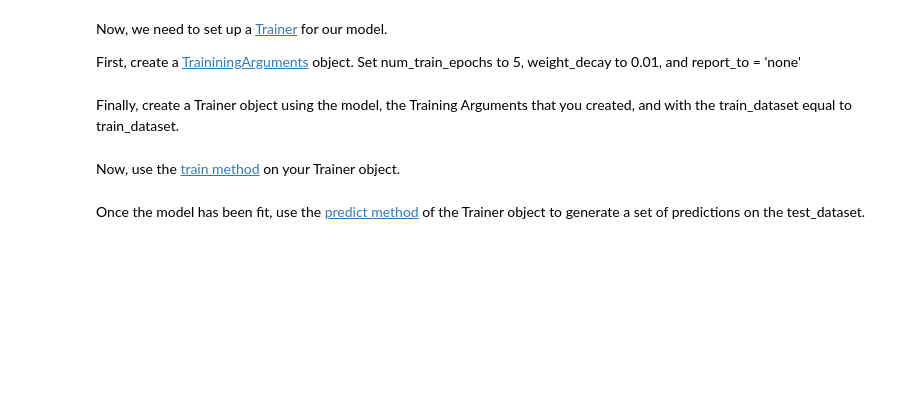
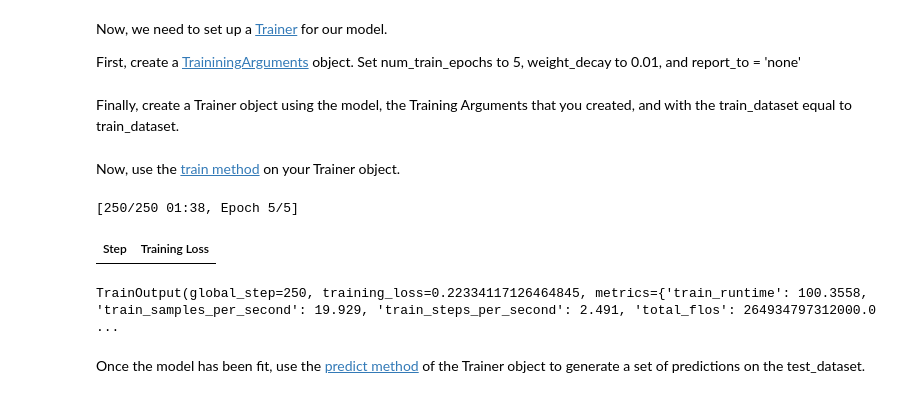
Before and after one commit to nss-data-science-cohort-8/nlp-04-finetuning-mariacancodenow, a Jupyter notebook: notebooks/DistilBERT_Finetune.ipynb, the cells around one changed output. Cells and saved outputs as stored; diff of their text form; code cells hidden in the pictures; blank space fills up the shorter version.

```diff
--- a/notebooks/DistilBERT_Finetune.ipynb
+++ b/notebooks/DistilBERT_Finetune.ipynb
@@ -32,0 +66,2 @@ Peform an 80/20 train/test split using the [train_test_split method](https://hug
+# %%
+reviews_dataset = reviews_dataset.train_test_split(test_size=0.2, shuffle=True)
@@ -37,3 +83,6 @@ Now, extract the training and test portion into separate Datasets. Name these ne
+# %%
+train_dataset = reviews_dataset.get("train")
+test_dataset = reviews_dataset.get("test")
 # %% [markdown]
 We're going to be working with a DistilBERT model, which means that we'll need to tokenize our input in the way that DistilBERT expects. For this, we can use the [DistilBertTokenizerFast](https://huggingface.co/docs/transformers/en/model_doc/distilbert?usage=AutoModel#transformers.DistilBertTokenizerFast) tokenizer.
 # %%
@@ -63,2 +121,8 @@ First, create a [TraininingArguments](https://huggingface.co/docs/transformers/v
+# %%
+training_args = TrainingArguments(
+    num_train_epochs=5,
+    weight_decay=0.01,
+    report_to = 'none'
+)
 # %% [markdown]
 Finally, create a Trainer object using the model, the Training Arguments that you created, and with the train_dataset equal to train_dataset.
@@ -67,2 +129,8 @@ Finally, create a Trainer object using the model, the Training Arguments that yo
+# %%
+trainer = Trainer(
+    model=model,
+    args=training_args,
+    train_dataset=train_dataset
+)
 # %% [markdown]
 Now, use the [train method](https://huggingface.co/docs/transformers/en/main_classes/trainer#transformers.Trainer.train) on your Trainer object.
@@ -71,2 +137,8 @@ Now, use the [train method](https://huggingface.co/docs/transformers/en/main_cla
+# %%
+trainer.train()
+# %% [output]
+[250/250 01:38, Epoch 5/5]
+| Step | Training Loss |
+TrainOutput(global_step=250, training_loss=0.22334117126464845, metrics={'train_runtime': 100.3558, 'train_samples_per_second': 19.929, 'train_steps_per_second': 2.491, 'total_flos': 264934797312000.0 ...
 # %% [markdown]
 Once the model has been fit, use the [predict method](https://huggingface.co/docs/transformers/en/main_classes/trainer#transformers.Trainer.predict) of the Trainer object to generate a set of predictions on the test_dataset.
```
Also changed, not shown: parts of 34 cells of this notebook.
